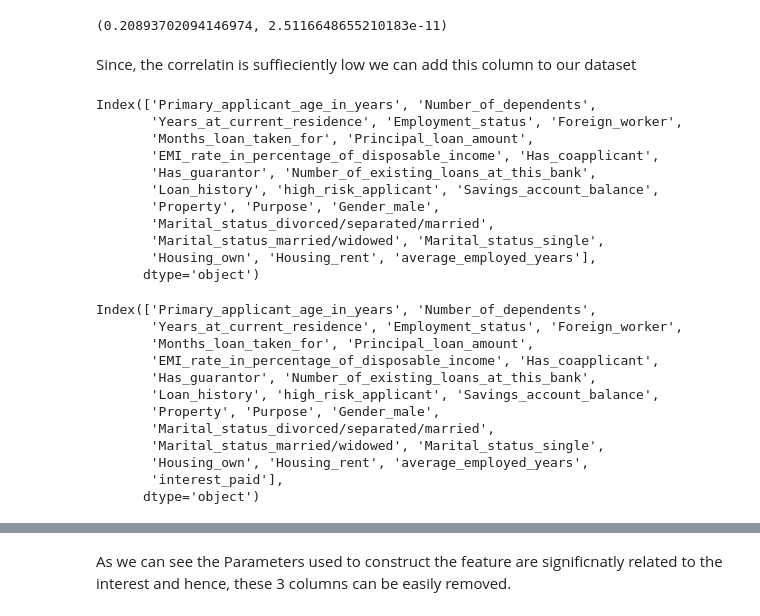
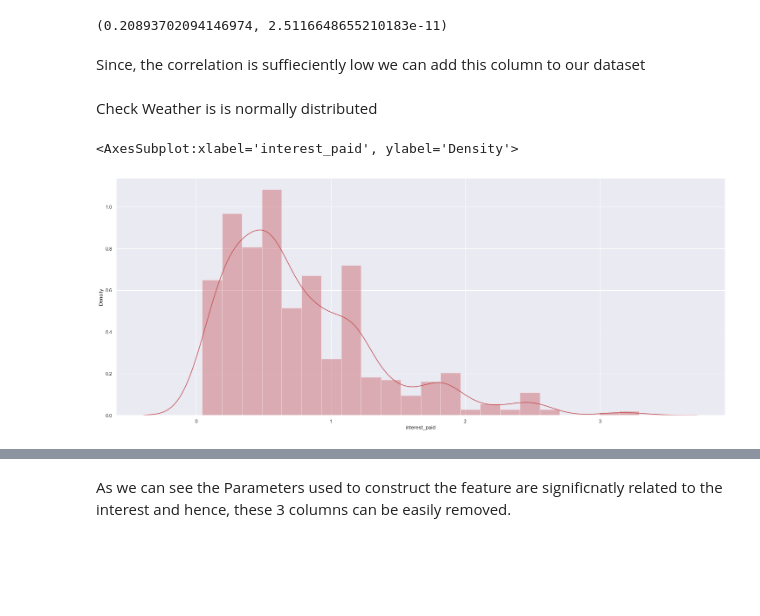
Before and after one commit to Praj-17/Loan-Creaditworthiness-classification, a Jupyter notebook: eda_advance.ipynb, the cells around one changed output, grey strips where cells are left out. Drawn from its saved outputs; the diff is of its cells as text; code cells hidden in the pictures; blank space fills up the shorter version.

```diff
--- a/eda_advance.ipynb
+++ b/eda_advance.ipynb
@@ -94,35 +97,13 @@ pearsonr(interest_paid, target)
 # %% [output]
 (0.20893702094146974, 2.5116648655210183e-11)
 # %% [markdown]
-Since, the correlatin is suffieciently low we can add this column to our dataset
+Since, the correlation is suffieciently low we can add this column to our dataset
-# %%
-data.columns
-# %% [output]
-Index(['Primary_applicant_age_in_years', 'Number_of_dependents',
-       'Years_at_current_residence', 'Employment_status', 'Foreign_worker',
-       'Months_loan_taken_for', 'Principal_loan_amount',
-       'EMI_rate_in_percentage_of_disposable_income', 'Has_coapplicant',
-       'Has_guarantor', 'Number_of_existing_loans_at_this_bank',
-       'Loan_history', 'high_risk_applicant', 'Savings_account_balance',
-       'Property', 'Purpose', 'Gender_male',
-       'Marital_status_divorced/separated/married',
-       'Marital_status_married/widowed', 'Marital_status_single',
-       'Housing_own', 'Housing_rent', 'average_employed_years'],
-      dtype='object')
 # %%
 data['interest_paid'] = interest_paid
-# %%
-data.columns
-# %% [output]
-Index(['Primary_applicant_age_in_years', 'Number_of_dependents',
-       'Years_at_current_residence', 'Employment_status', 'Foreign_worker',
-       'Months_loan_taken_for', 'Principal_loan_amount',
-       'EMI_rate_in_percentage_of_disposable_income', 'Has_coapplicant',
-       'Has_guarantor', 'Number_of_existing_loans_at_this_bank',
-       'Loan_history', 'high_risk_applicant', 'Savings_account_balance',
-       'Property', 'Purpose', 'Gender_male',
-       'Marital_status_divorced/separated/married',
-       'Marital_status_married/widowed', 'Marital_status_single',
-       'Housing_own', 'Housing_rent', 'average_employed_years',
-       'interest_paid'],
-      dtype='object')
+# %% [markdown]
+Check Weather is is normally distributed
+# %%
+sns.distplot(data['interest_paid'], color = 'r')
+# %% [output]
+<AxesSubplot:xlabel='interest_paid', ylabel='Density'>
+[figure, added]
```
Also changed, not shown: parts of 79 cells of this notebook, 3 other files.
